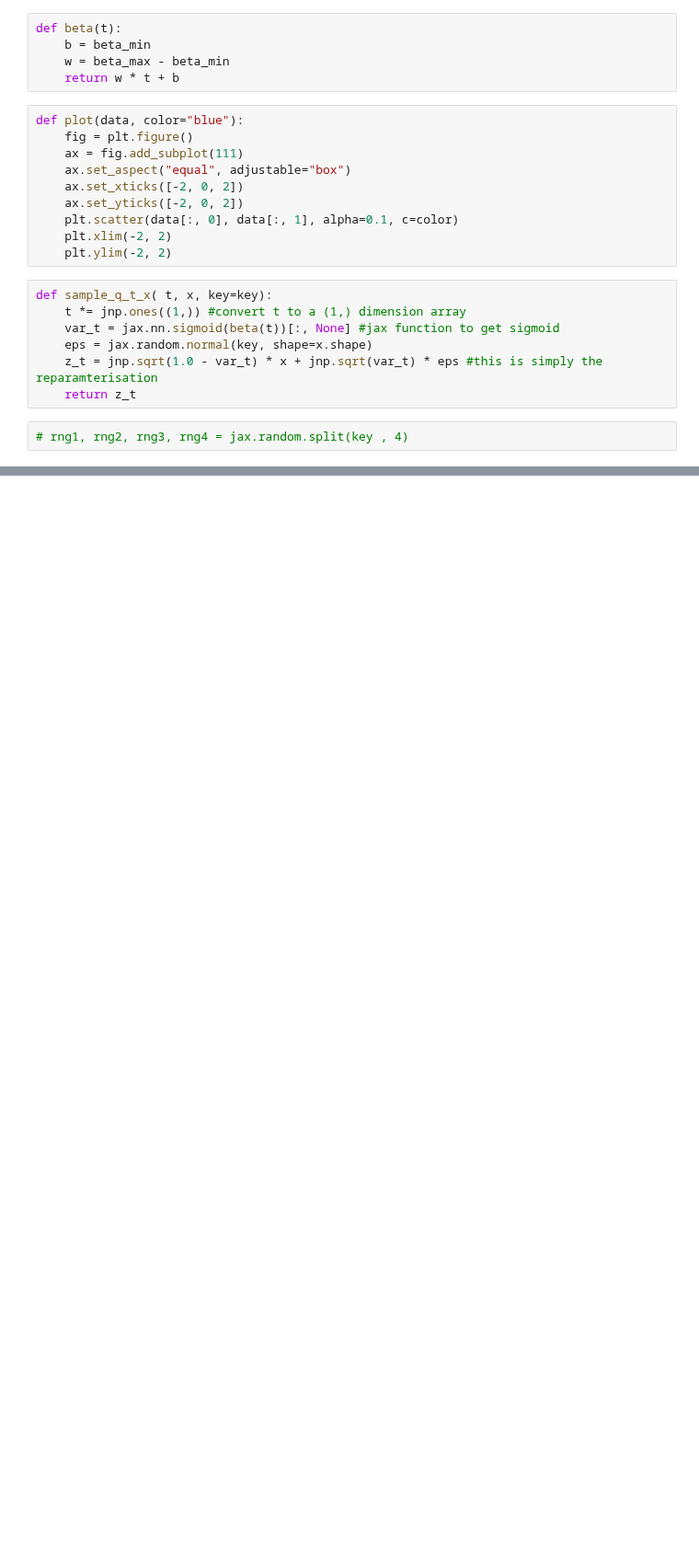
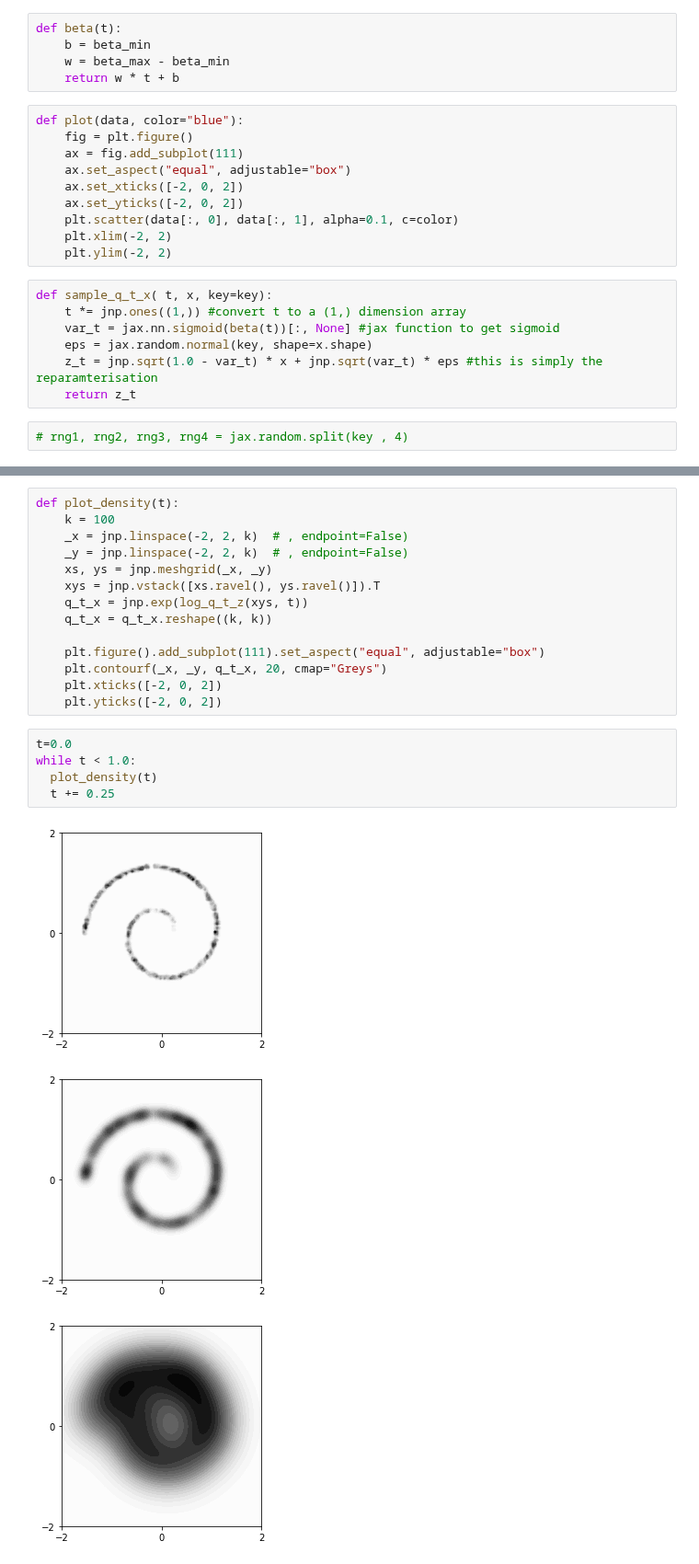
Before and after one commit to durml91/MMath-Project, a Jupyter notebook: Image_Diffusion_(working)/Spiral_Diffusion.ipynb, the cells around one changed output, grey strips where cells are left out. Shown at 92% size. Drawn from its saved outputs; the diff is of its cells as text; blank space fills up the shorter version.

```diff
--- a/Image_Diffusion_(working)/Spiral_Diffusion.ipynb
+++ b/Image_Diffusion_(working)/Spiral_Diffusion.ipynb
@@ -83,0 +153,23 @@ while t < 1.0:
+# %%
+def plot_density(t):
+    k = 100
+    _x = jnp.linspace(-2, 2, k)  # , endpoint=False)
+    _y = jnp.linspace(-2, 2, k)  # , endpoint=False)
+    xs, ys = jnp.meshgrid(_x, _y)
+    xys = jnp.vstack([xs.ravel(), ys.ravel()]).T
+    q_t_x = jnp.exp(log_q_t_z(xys, t))
+    q_t_x = q_t_x.reshape((k, k))
+
+    plt.figure().add_subplot(111).set_aspect("equal", adjustable="box")
+    plt.contourf(_x, _y, q_t_x, 20, cmap="Greys")
+    plt.xticks([-2, 0, 2])
+    plt.yticks([-2, 0, 2])
+# %%
+t=0.0
+while t < 1.0:
+  plot_density(t)
+  t += 0.25
+# %% [output]
+[figure, added]
+[figure, added]
+[figure, added]
```
Also changed, not shown: parts of 34 cells of this notebook.
